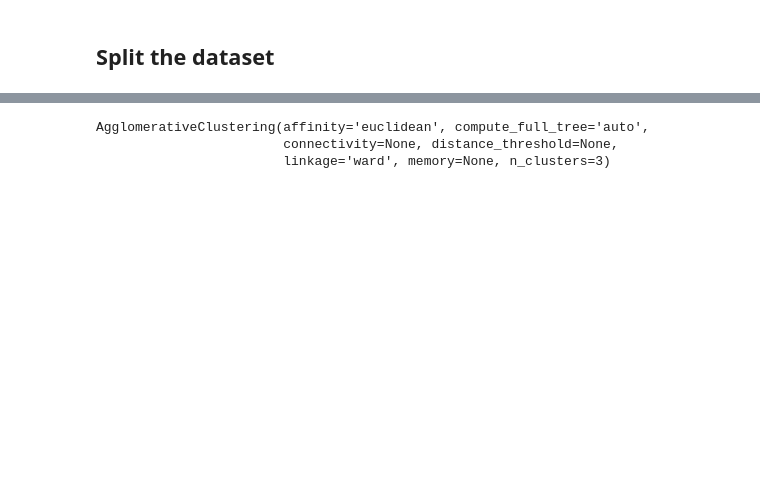
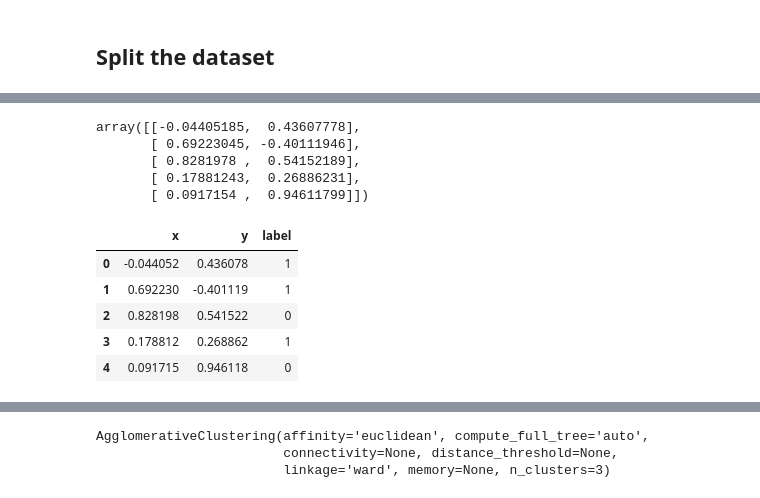
Before and after one commit to Vaycold/Python_ML, a Jupyter notebook: Clustering/머신러닝과 군집분석.ipynb, the cells around one changed output, grey strips where cells are left out. Saved outputs shown, nothing was run; the diff lists cells and outputs as text; code cells hidden in the pictures; blank space fills up the shorter version.

```diff
--- a/Clustering/머신러닝과 군집분석.ipynb
+++ b/Clustering/머신러닝과 군집분석.ipynb
@@ -147,0 +131,22 @@ train_x, test_x, train_y, test_y = train_test_split(X, y , test_size = 0.2)
+# %%
+# 비구형 데이터를 생성해보자
+from sklearn.datasets import make_moons
+moon_data, moon_labels = make_moons(n_samples=400, noise =0.1 ,random_state=42)
+moon_data[:5]
+# %% [output]
+array([[-0.04405185,  0.43607778],
+       [ 0.69223045, -0.40111946],
+       [ 0.8281978 ,  0.54152189],
+       [ 0.17881243,  0.26886231],
+       [ 0.0917154 ,  0.94611799]])
+# %%
+moon_data_df = pd.DataFrame(moon_data, columns = ['x', 'y'])
+moon_data_df['label'] = moon_labels
+moon_data_df.head()
+# %% [output]
+|  | x | y | label |
+| 0 | -0.044052 | 0.436078 | 1 |
+| 1 | 0.692230 | -0.401119 | 1 |
+| 2 | 0.828198 | 0.541522 | 0 |
+| 3 | 0.178812 | 0.268862 | 1 |
+| 4 | 0.091715 | 0.946118 | 0 |
```
Also changed, not shown: parts of 12 cells of this notebook.
